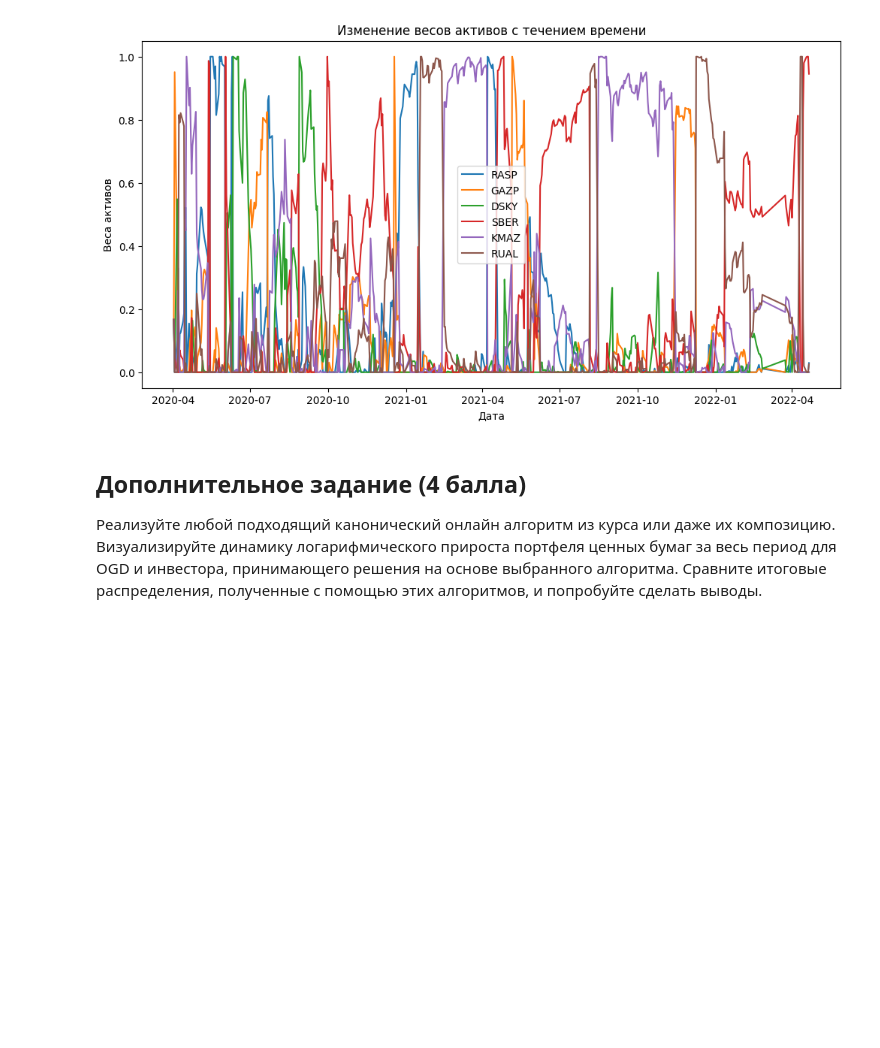
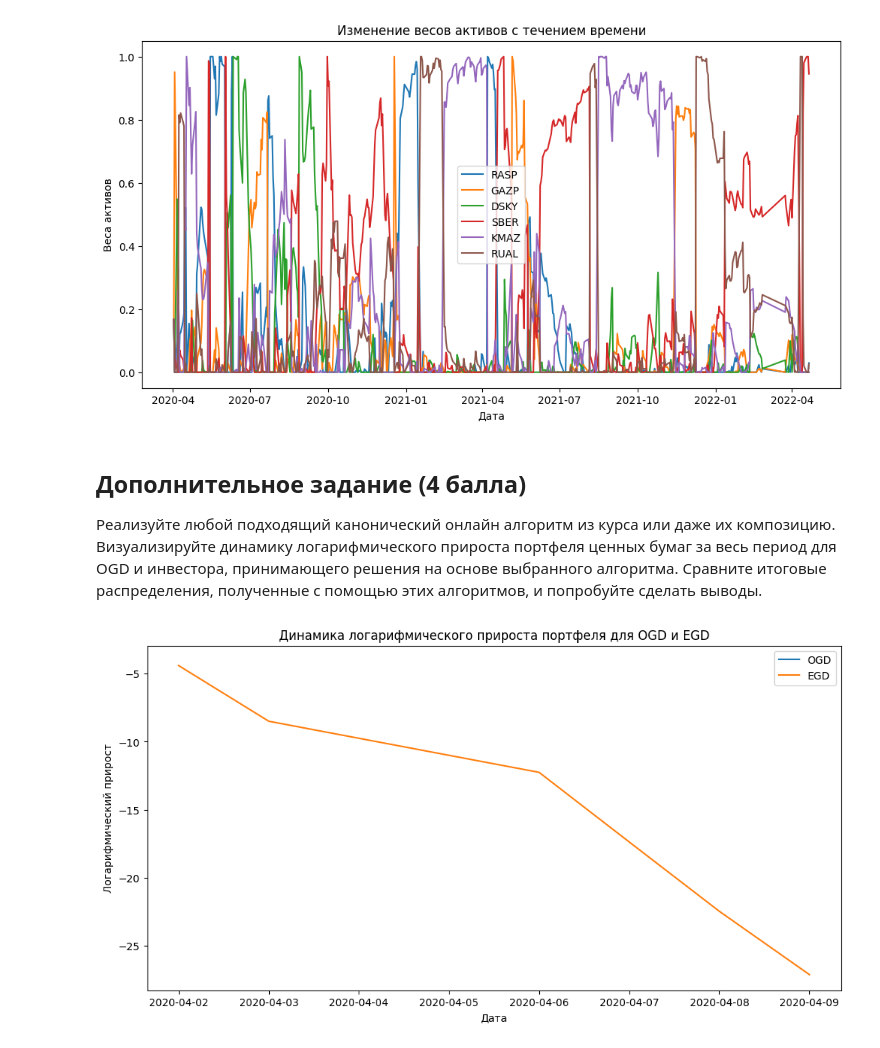
Before and after one commit to DeoEsor/Decision-Making-Theory, a Jupyter notebook: notebooks/hw2.ipynb, the cells around one changed output. Saved outputs shown, nothing was run; the diff lists cells and outputs as text; code cells hidden in the pictures; blank space fills up the shorter version.

```diff
--- a/notebooks/hw2.ipynb
+++ b/notebooks/hw2.ipynb
@@ -286,0 +285,47 @@ plt.show()
+# %%
+class ExponentialGradientDescentInvestor:
+    def __init__(self, num_assets, learning_rate):
+        self.num_assets = num_assets
+        self.learning_rate = learning_rate
+        self.weights = np.ones(num_assets) / num_assets
+
+    def get_weights(self):
+        return self.weights
+
+    def update(self, market_returns):
+        gradients = -market_returns
+        new_weights = self.weights * np.exp(-self.learning_rate * gradients)
+        self.weights = new_weights / np.sum(new_weights)
+# %%
+# Реализация инвестора на основе EGD
+learning_rate = 0.1
+investor_egd = ExponentialGradientDescentInvestor(num_assets, learning_rate)
+
+# Обучение OGD и EGD
+log_returns_ogd = []
+log_returns_egd = []
+
+for t, market_returns in market_returns_df.iterrows():
+    # OGD
+    weights_ogd = investor_decreasing_lr.get_weights()
+    log_return_ogd = np.log(market_returns @ weights_ogd)
+    log_returns_ogd.append(log_return_ogd)
+    investor_decreasing_lr.update(market_returns.values)
+
+    # EGD
+    weights_egd = investor_egd.get_weights()
+    log_return_egd = np.log(market_returns @ weights_egd)
+    log_returns_egd.append(log_return_egd)
+    investor_egd.update(market_returns.values)
+
+# Визуализация
+plt.figure(figsize=(12, 6))
+plt.plot(market_returns_df.index, np.cumsum(log_returns_ogd), label="OGD")
+plt.plot(market_returns_df.index, np.cumsum(log_returns_egd), label="EGD")
+plt.title("Динамика логарифмического прироста портфеля для OGD и EGD")
+plt.xlabel("Дата")
+plt.ylabel("Логарифмический прирост")
+plt.legend()
+plt.show()
+# %% [output]
+[figure, added]
```
Also changed, not shown: parts of 2 cells of this notebook.
